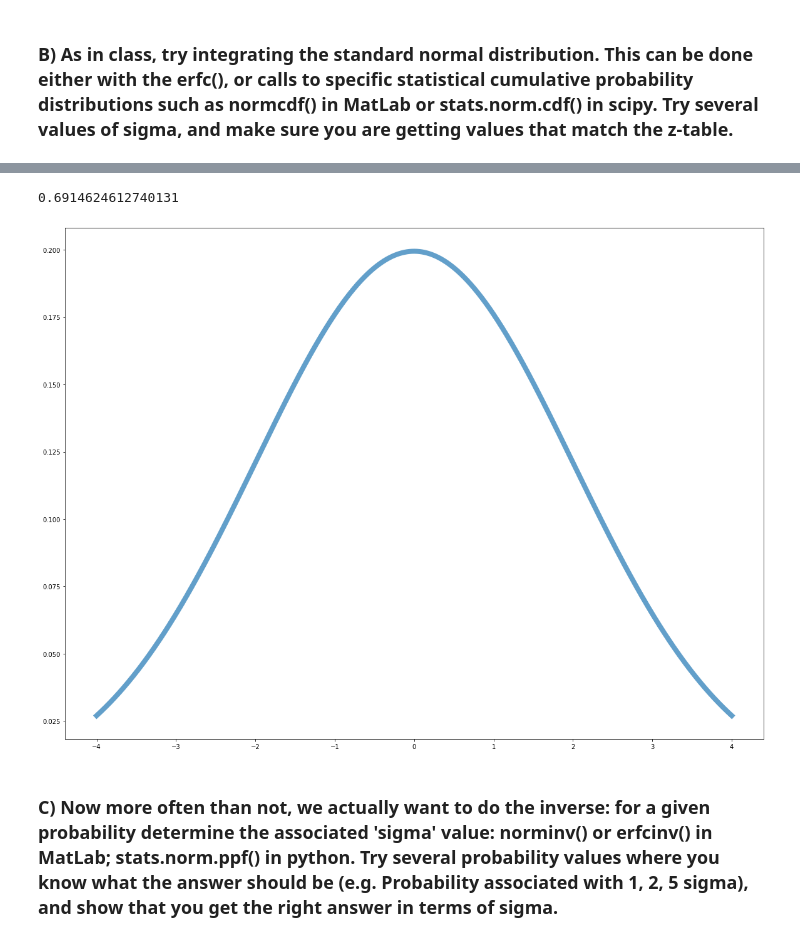
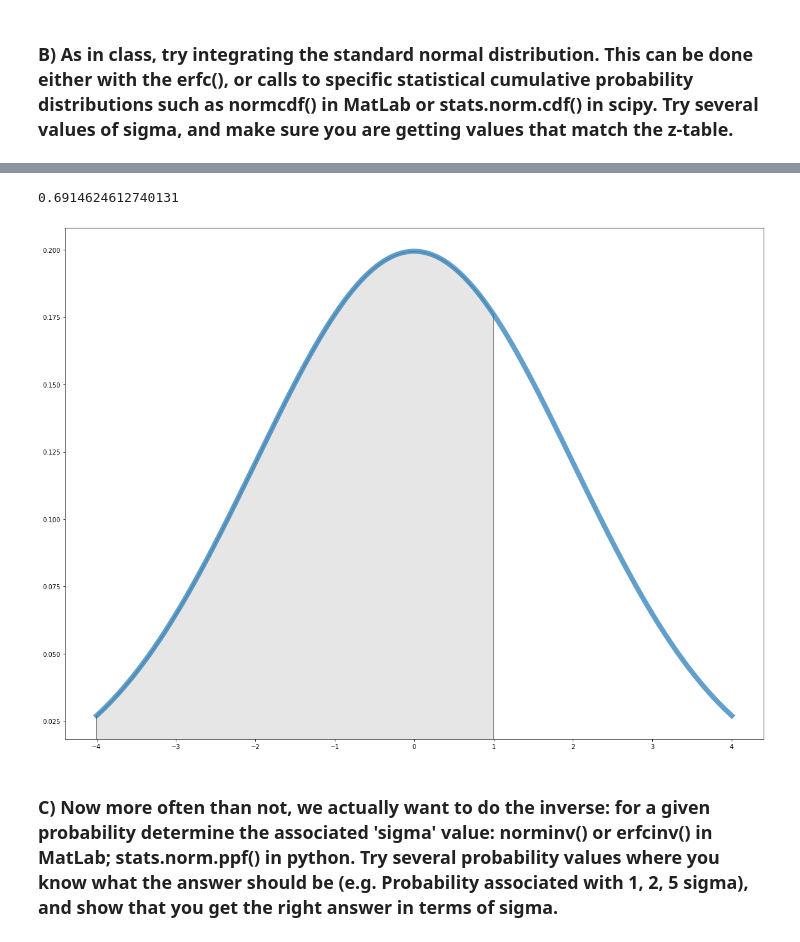
Before and after one commit to nsyochum/Physics-434, a Jupyter notebook: Lab_1/Lab_1_Notebook.ipynb, the cells around one changed output, grey strips where cells are left out. Drawn from its saved outputs; the diff is of its cells as text; code cells hidden in the pictures.

```diff
--- a/Lab_1/Lab_1_Notebook.ipynb
+++ b/Lab_1/Lab_1_Notebook.ipynb
@@ -38,17 +57,23 @@ print(stats.norm.cdf(1, loc=0, scale=1))
 # %%
 
 fig, ax = plt.subplots(1, 1)
 x = np.linspace(-4,4,1000)
 
 # now if we change scale (the standard deviation of our distribution), the shape of the distribution will be stretched or contracted by a factor of the standard deviation
 # if we now integrate from -inf to 1, we are only going to half a standard deviation instead of a full deviation
 # thus our z score is 0.5 which corrospondes to about 0.69 on our table.
-print(stats.norm.cdf(1, loc=0, scale=2))
+a, b = -4, 1
+print(stats.norm.cdf(b, loc=0, scale=2))
+shaded = np.linspace(a,b,1000)
 ax.plot(x, stats.norm.pdf(x, loc=0, scale=2),linewidth = 8,alpha =0.7)
+verts = [(a, 0), *zip(shaded, stats.norm.pdf(shaded, loc=0, scale=2)), (b,0)]
+poly = Polygon(verts, facecolor='0.9', edgecolor='0.5')
+ax.add_patch(poly)
+
 plt.show()
 # %% [output]
 0.6914624612740131
-[figure, old version]
+[figure, new version]
 # %% [markdown]
 ### C) Now more often than not, we actually want to do the inverse: for a given probability determine the associated 'sigma' value: norminv() or erfcinv() in MatLab; stats.norm.ppf() in python. Try several probability values where you know what the answer should be (e.g. Probability associated with 1, 2, 5 sigma), and show that you get the right answer in terms of sigma.
 # %%
```
Also changed, not shown: parts of 4 cells of this notebook.
